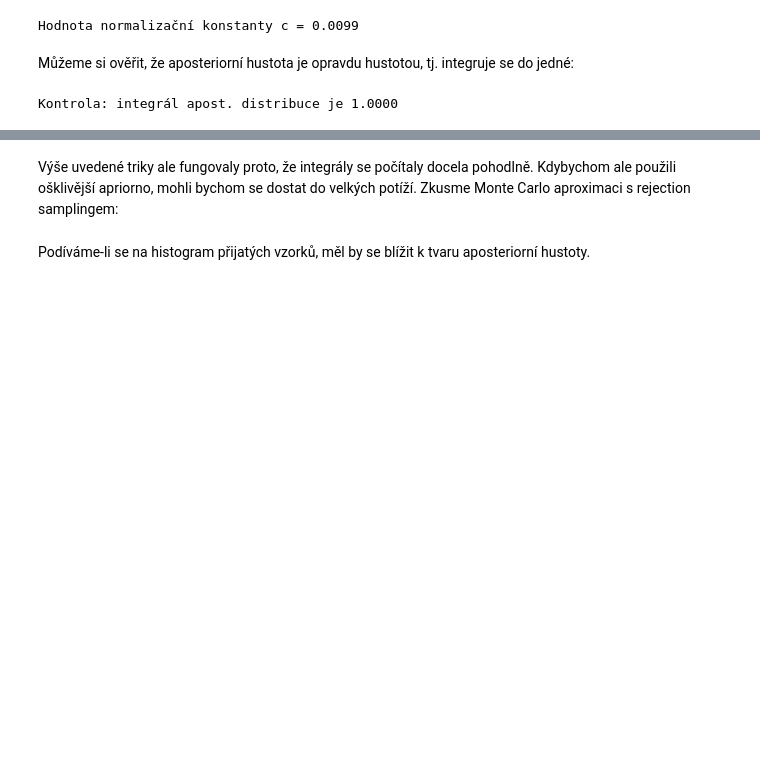
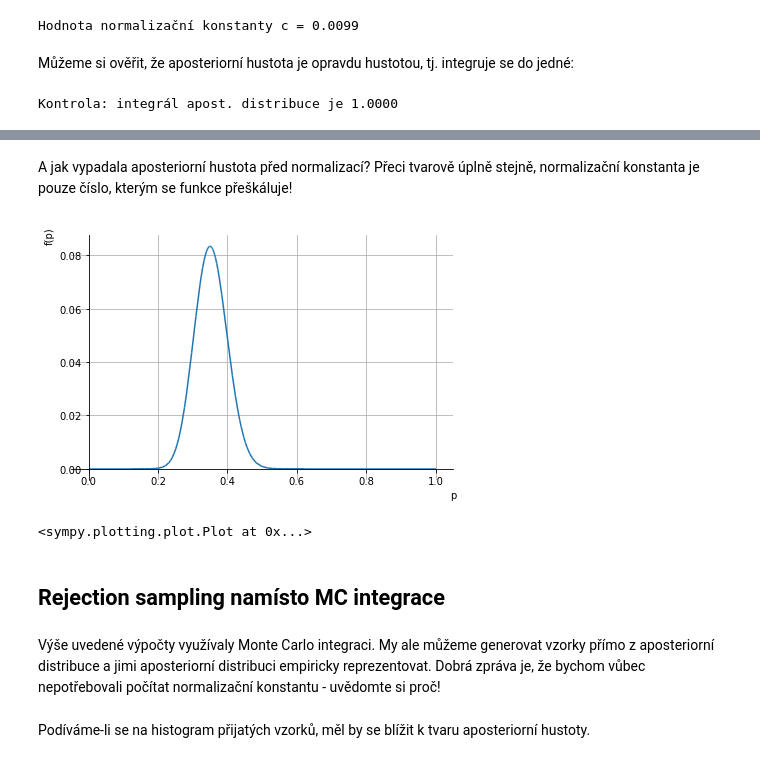
Before and after one commit to TaIos/bml, a Jupyter notebook: prednasky/Monte_Carlo_uvod_KD.ipynb, the cells around one changed output, grey strips where cells are left out. Drawn from its saved outputs; the diff is of its cells as text; code cells hidden in the pictures; blank space fills up the shorter version.

```diff
--- a/prednasky/Monte_Carlo_uvod_KD.ipynb
+++ b/prednasky/Monte_Carlo_uvod_KD.ipynb
@@ -337,4 +385,13 @@ s.plot(posterior, (p, 0, 1), show=True)
 <sympy.plotting.plot.Plot at 0x...>
-# %% [markdown]
-Výše uvedené triky ale fungovaly proto, že integrály se počítaly docela pohodlně. Kdybychom ale použili ošklivější apriorno, mohli bychom se dostat do velkých potíží. Zkusme Monte Carlo aproximaci s rejection samplingem:
+# %% [markdown]
+A jak vypadala aposteriorní hustota před normalizací? Přeci tvarově úplně stejně, normalizační konstanta je pouze číslo, kterým se funkce přeškáluje!
+# %%
+s.plot(unnorm_posterior, (p, 0, 1), show=True)
+# %% [output]
+[figure, added]
+<sympy.plotting.plot.Plot at 0x...>
+# %% [markdown]
+## Rejection sampling namísto MC integrace
+# %% [markdown]
+Výše uvedené výpočty využívaly Monte Carlo integraci. My ale můžeme generovat vzorky přímo z aposteriorní distribuce a jimi aposteriorní distribuci empiricky reprezentovat. Dobrá zpráva je, že bychom vůbec nepotřebovali počítat normalizační konstantu - uvědomte si proč!
 # %%
```
Also changed, not shown: parts of 25 cells of this notebook.
